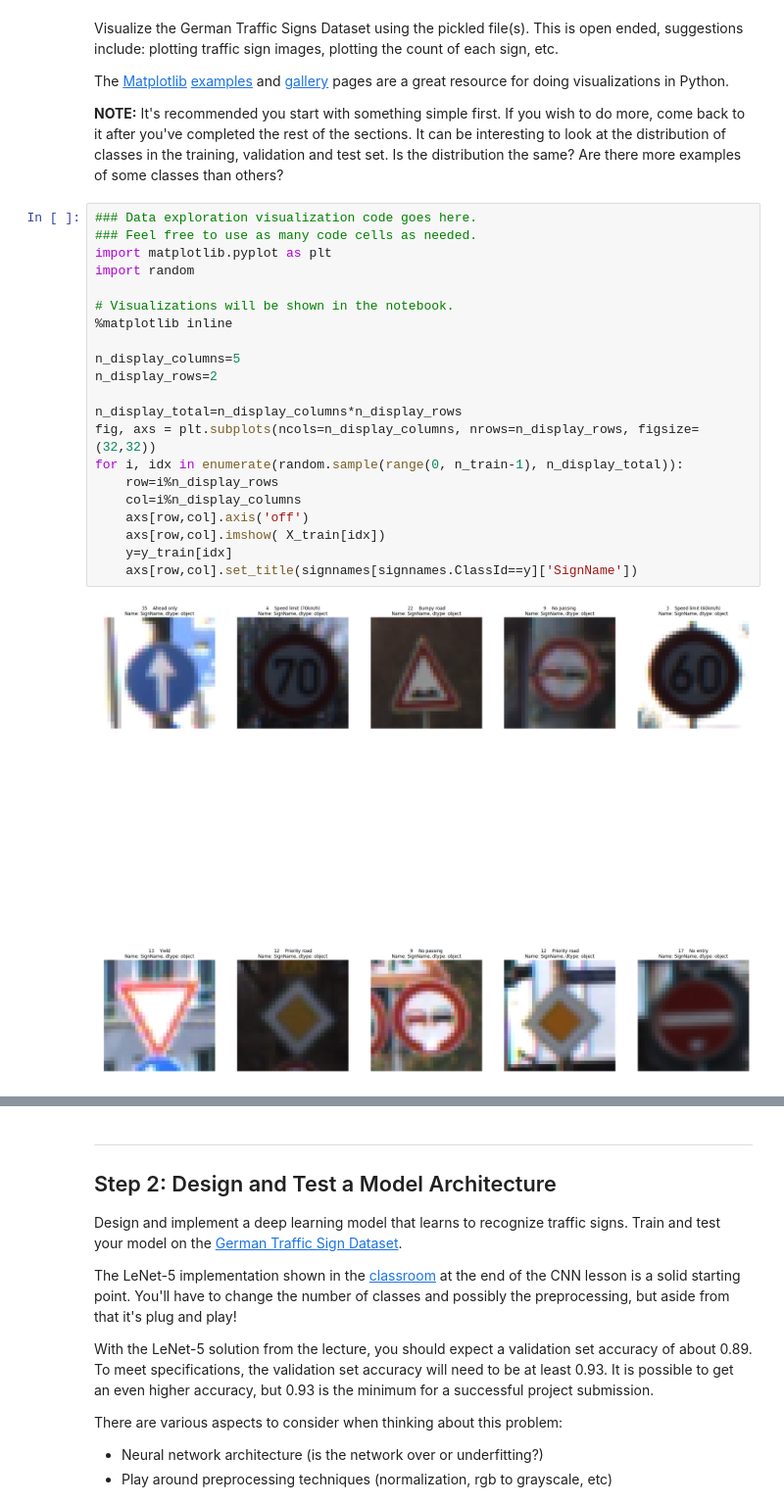
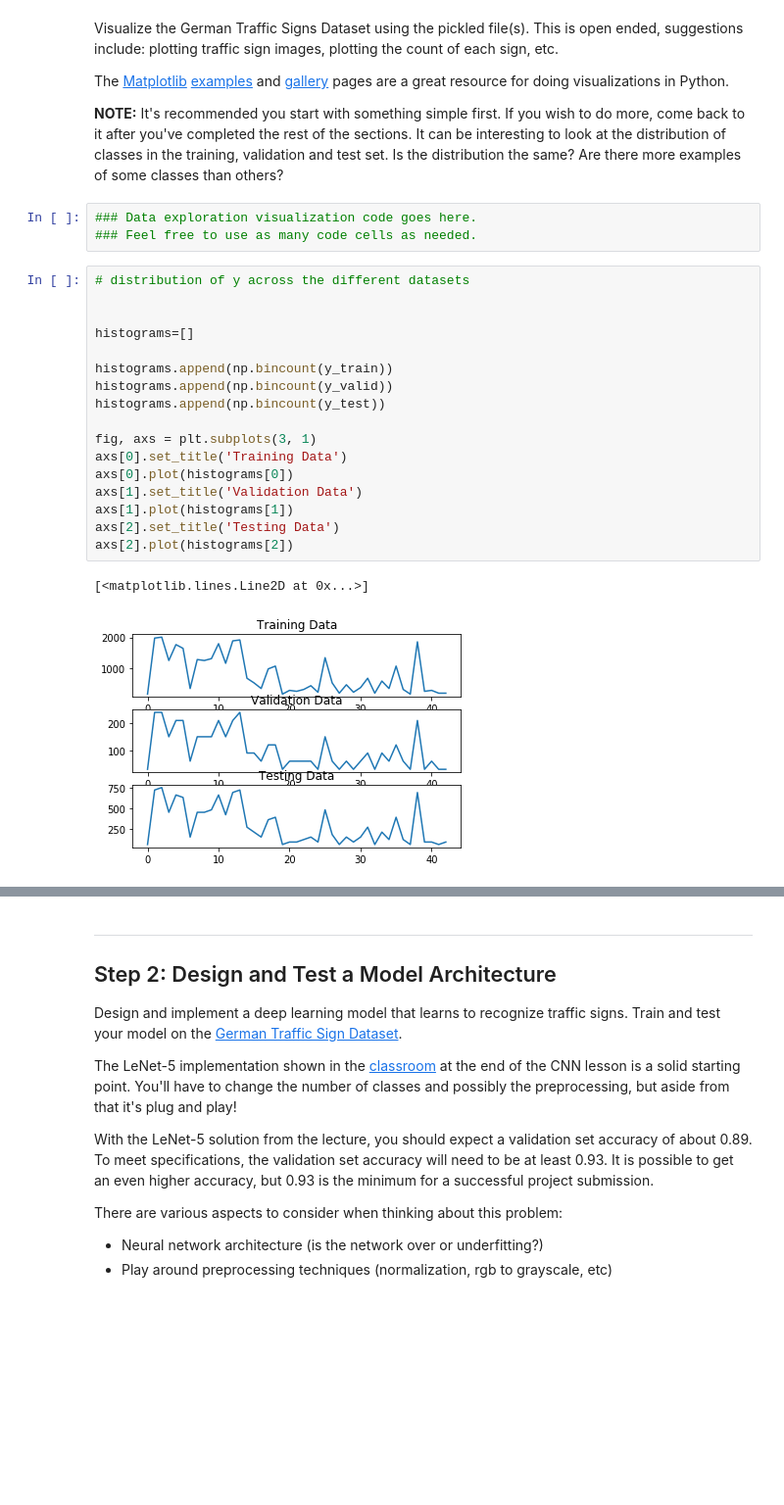
Before and after one commit to boardthatpowder/CarND-Traffic-Sign-Classifier-Project, a Jupyter notebook: Traffic_Sign_Classifier.ipynb, the cells around one changed output, grey strips where cells are left out. Shown at 98% size. Drawn from its saved outputs; the diff is of its cells as text; blank space fills up the shorter version.

```diff
--- a/Traffic_Sign_Classifier.ipynb
+++ b/Traffic_Sign_Classifier.ipynb
@@ -95,26 +105,26 @@ Visualize the German Traffic Signs Dataset using the pickled file(s). This is op
 The [Matplotlib](http://matplotlib.org/) [examples](http://matplotlib.org/examples/index.html) and [gallery](http://matplotlib.org/gallery.html) pages are a great resource for doing visualizations in Python.
 
 **NOTE:** It's recommended you start with something simple first. If you wish to do more, come back to it after you've completed the rest of the sections. It can be interesting to look at the distribution of classes in the training, validation and test set. Is the distribution the same? Are there more examples of some classes than others?
-# %%
-### Data exploration visualization code goes here.
-### Feel free to use as many code cells as needed.
-import matplotlib.pyplot as plt
-import random
-
-# Visualizations will be shown in the notebook.
-%matplotlib inline
-
-n_display_columns=5
-n_display_rows=2
-
-n_display_total=n_display_columns*n_display_rows
-fig, axs = plt.subplots(ncols=n_display_columns, nrows=n_display_rows, figsize=(32,32))
-for i, idx in enumerate(random.sample(range(0, n_train-1), n_display_total)):
-    row=i%n_display_rows
-    col=i%n_display_columns
-    axs[row,col].axis('off')
-    axs[row,col].imshow( X_train[idx])
-    y=y_train[idx]
-    axs[row,col].set_title(signnames[signnames.ClassId==y]['SignName'])
-# %% [output]
-[figure, removed]
+# %%
+### Data exploration visualization code goes here.
+### Feel free to use as many code cells as needed.
+# %%
+# distribution of y across the different datasets
+
+
+histograms=[]
+
+histograms.append(np.bincount(y_train))
+histograms.append(np.bincount(y_valid))
+histograms.append(np.bincount(y_test))
+
+fig, axs = plt.subplots(3, 1)
+axs[0].set_title('Training Data')
+axs[0].plot(histograms[0])
+axs[1].set_title('Validation Data')
+axs[1].plot(histograms[1])
+axs[2].set_title('Testing Data')
+axs[2].plot(histograms[2])
+# %% [output]
+[<matplotlib.lines.Line2D at 0x...>]
+[figure, added]
```
Also changed, not shown: parts of 34 cells of this notebook, 15 other files.
